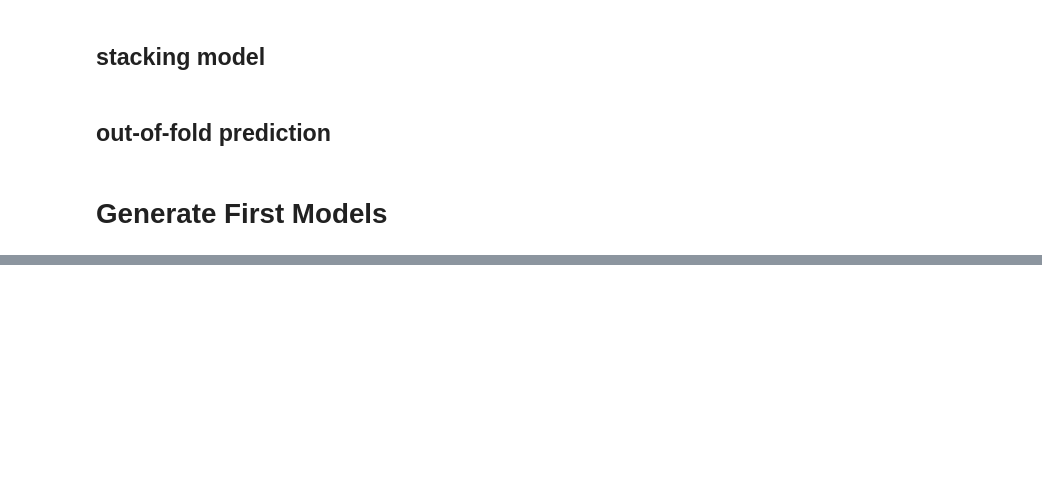
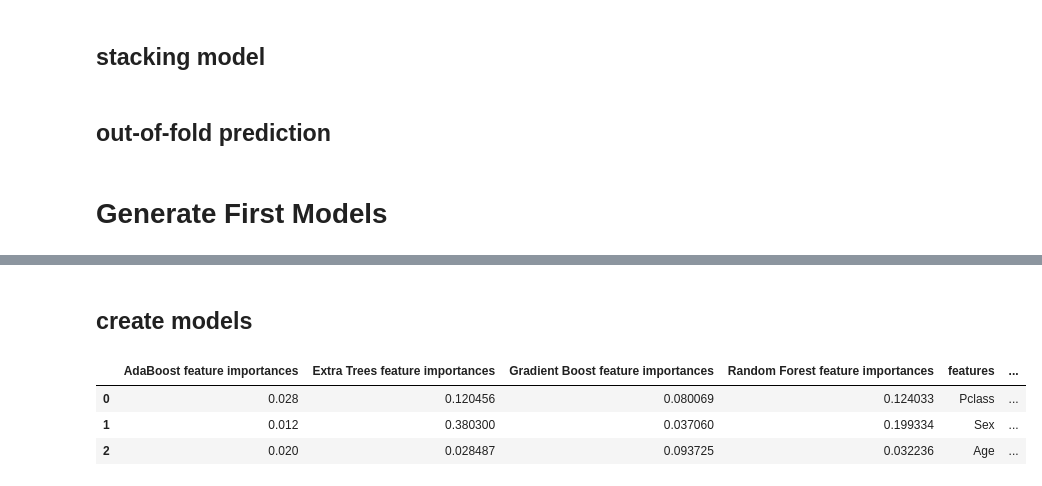
Before and after one commit to taiki323/kaggle_training, a Jupyter notebook: Stacking(TITANIC).ipynb, the cells around one changed output, grey strips where cells are left out. Saved outputs shown, nothing was run; the diff lists cells and outputs as text; code cells hidden in the pictures; blank space fills up the shorter version.

```diff
--- a/Stacking(TITANIC).ipynb
+++ b/Stacking(TITANIC).ipynb
@@ -253,0 +386,2 @@ def get_oof(clf, x_train, y_train, x_test):
+# %% [markdown]
+## create models
@@ -253,0 +400,22 @@ def get_oof(clf, x_train, y_train, x_test):
+# %%
+rf_features = rf.feature_importances(x_train,y_train).tolist()
+et_features = et.feature_importances(x_train, y_train).tolist()
+ada_features = ada.feature_importances(x_train, y_train).tolist()
+gb_features = gb.feature_importances(x_train,y_train).tolist()
+# %%
+cols = train.columns.values
+# Create a dataframe with features
+feature_dataframe = pd.DataFrame( {'features': cols,
+     'Random Forest feature importances': rf_features,
+     'Extra Trees  feature importances': et_features,
+      'AdaBoost feature importances': ada_features,
+    'Gradient Boost feature importances': gb_features
+    })
+# %%
+feature_dataframe['mean'] = feature_dataframe.mean(axis= 1) # axis = 1 computes the mean row-wise
+feature_dataframe.head(3)
+# %% [output]
+|  | AdaBoost feature importances | Extra Trees feature importances | Gradient Boost feature importances | Random Forest feature importances | features | ... |
+| 0 | 0.028 | 0.120456 | 0.080069 | 0.124033 | Pclass | ... |
+| 1 | 0.012 | 0.380300 | 0.037060 | 0.199334 | Sex | ... |
+| 2 | 0.020 | 0.028487 | 0.093725 | 0.032236 | Age | ... |
```
Also changed, not shown: parts of 25 cells of this notebook.
